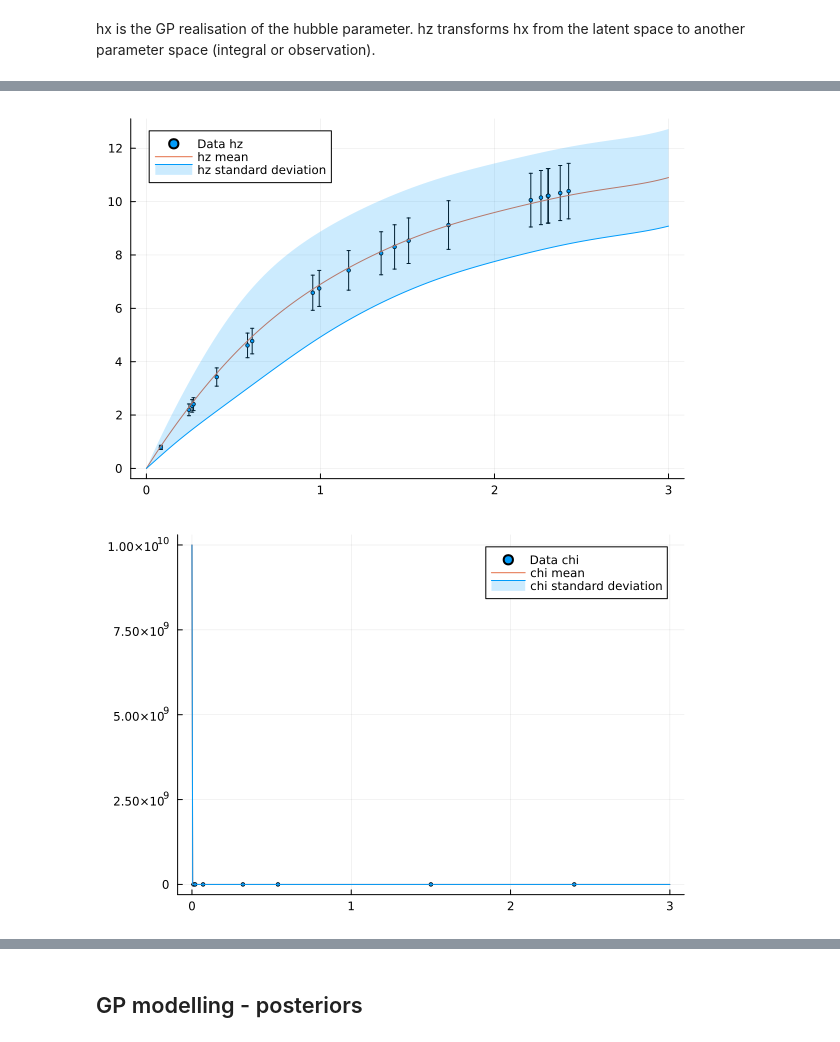
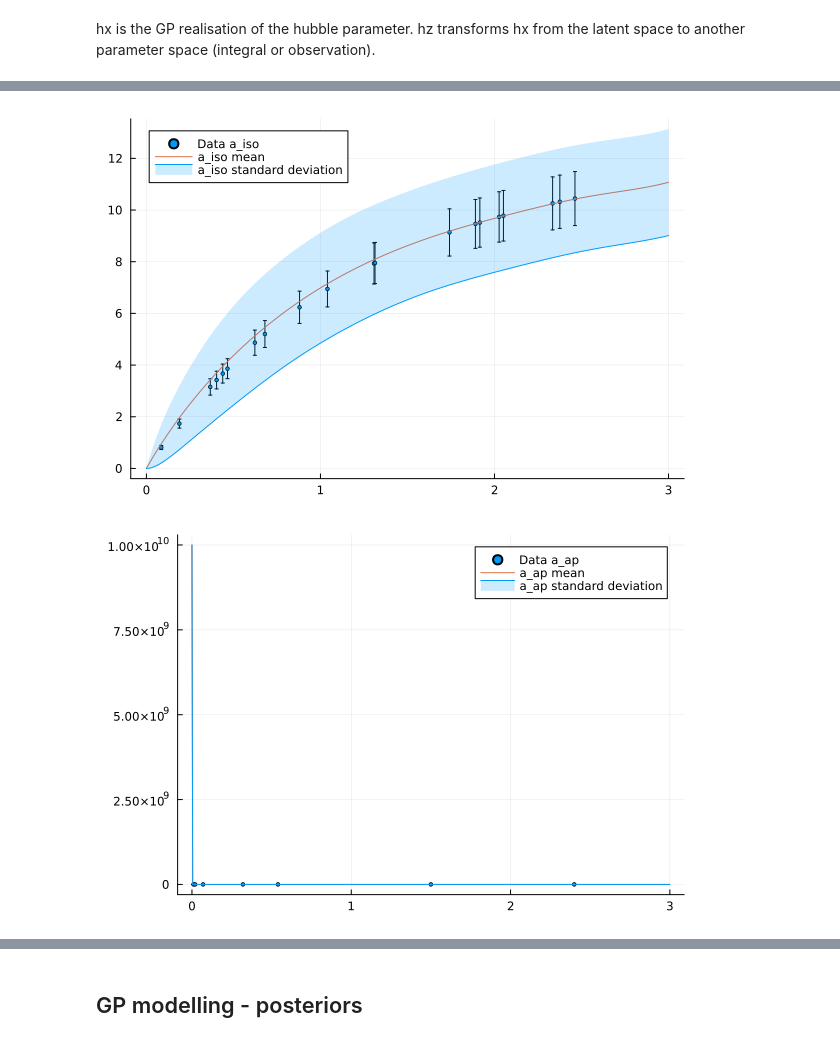
Before and after one commit to JaimeRZP/wb_gp, a Jupyter notebook: Tanvi/alpha_param.ipynb, the cells around one changed output, grey strips where cells are left out. Cells and saved outputs as stored; diff of their text form; code cells hidden in the pictures.

```diff
--- a/Tanvi/alpha_param.ipynb
+++ b/Tanvi/alpha_param.ipynb
@@ -285,8 +298,7 @@ plot!(fakedatafs8.z, vec(fs8_lcdm_m .- fs8_lcdm_s),  fillrange = vec(fs8_lcdm_m
 ## GP modelling - priors
 # %%
 zlat = range(0, 3.0, length=30); # latent variable space
-z_integ2 = cosmo1.settings.zs; # integral variable space
-z_integ = max.(z_integ2, 1e-12);
+z_integ = max.(cosmo1.settings.zs, 1e-12); # integral variable space
 # %%
 function model_latent_GP(eta, l, v; omega_m=cosmo1.cpar.Ωm, sigma_8=cosmo1.cpar.σ8, h_0 = cosmo1.cpar.h,
                          x=zlat, z=z_obs, data_cov=covariance_obs)
@@ -322,7 +334,8 @@ gp_m1, gp_s1 = mean(exs1, dims=1), std(exs1, dims=1); #latent space
 exs2=zeros(N_samples, length(zlat))
 ezs2=zeros(N_samples, length(z_integ))
 hz_pr=zeros(N_samples, length(z_integ))
-dm_pr=zeros(N_samples, length(z_integ))
+aiso_pr=zeros(N_samples, length(z_integ))
+aap_pr=zeros(N_samples, length(z_integ))
 fs8_pr=zeros(N_samples, length(z_integ))
 
 for i in 1:N_samples
@@ -332,8 +345,9 @@ for i in 1:N_samples
     omegam_pr = rand(Uniform(0.25,0.35))
     r_pr = rand(Uniform(90,110))
     exs2[i, :], ezs2[i, :] = model_latent_GP(0.1, 0.3, v; z=z_integ, sigma_8=s8_pr)
-    hz_pr[i, :] = a_iso(z_integ, h_pr, r_pr, ezs2[i, :])
-    dm_pr[i, :] = a_ap(z_integ, h_pr, ezs2[i, :])
+    hz_pr[i, :] = hz_from_ez(z_integ, h_pr, ezs2[i, :])
+    aiso_pr[i, :] = a_iso(z_integ, h_pr, r_pr, ezs2[i, :])
+    aap_pr[i, :] = a_ap(z_integ, h_pr, ezs2[i, :])
     fs8_pr[i, :] = fs8_from_ez(z_integ, omegam_pr, s8_pr, h_pr, ezs2[i, :], eltype(ezs2[i, :]))
 end
 
@@ -341,7 +355,8 @@ y_m2, y_s2 = mean(ezs2, dims=1), std(ezs2, dims=1); #integral space
 gp_m2, gp_s2 = mean(exs2, dims=1), std(exs2, dims=1); #latent space
 
 hz_m2, hz_s2 = mean(hz_pr, dims=1), std(hz_pr, dims=1);
-chi_m2, chi_s2 = mean(dm_pr, dims=1), std(dm_pr, dims=1);
+aiso_m2, aiso_s2 = mean(aiso_pr, dims=1), std(aiso_pr, dims=1);
+aap_m2, aap_s2 = mean(aap_pr, dims=1), std(aap_pr, dims=1);
 fs8_m2, fs8_s2 = mean(fs8_pr, dims=1), std(fs8_pr, dims=1);
 # %%
 # prior model predictions
@@ -351,17 +374,17 @@ fs8_itp2 = LinearInterpolation(z_integ, vec(fs8_m2), extrapolation_bc=Line());
 # %%
-# integral space hz plot
-plot(fakedataaiso.z, fakedataaiso.data, yerr=aiso_err, label="Data hz", ms=2, seriestype=:scatter)
-plot!(z_integ, vec(hz_m2), label="hz mean")
-plot!(z_integ, vec(hz_m2 .- hz_s2),  fillrange = vec(hz_m2 .+ hz_s2), fillalpha=0.2, c=1, label="hz standard deviation")
+# integral space aiso plot
+plot(fakedataaiso.z, fakedataaiso.data, yerr=aiso_err, label="Data a_iso", ms=2, seriestype=:scatter)
+plot!(z_integ, vec(aiso_m2), label="a_iso mean")
+plot!(z_integ, vec(aiso_m2 .- aiso_s2),  fillrange = vec(aiso_m2 .+ aiso_s2), fillalpha=0.2, c=1, label="a_iso standard deviation")
 # %% [output]
-[figure, old version]
+[figure, new version]
 # %%
 # plotting chi data
-plot(fakedataaap.z, fakedataaap.data, yerr=aap_err, label="Data chi", ms=2, seriestype=:scatter)
-plot!(z_integ, vec(chi_m2), label="chi mean")
-plot!(z_integ, vec(chi_m2 .- chi_s2),  fillrange = vec(chi_m2 .+ chi_s2), fillalpha=0.2, c=1, label="chi standard deviation")
+plot(fakedataaap.z, fakedataaap.data, yerr=aap_err, label="Data a_ap", ms=2, seriestype=:scatter)
+plot!(z_integ, vec(aap_m2), label="a_ap mean")
+plot!(z_integ, vec(aap_m2 .- aap_s2),  fillrange = vec(aap_m2 .+ aap_s2), fillalpha=0.2, c=1, label="a_ap standard deviation")
 # %% [output]
-[figure, old version]
+[figure, new version]
 # %%
 # plotting fs8 data
 plot(fakedatafs8.z, fakedatafs8.data, yerr=fs8_err, label="Data fs8", ms=2, seriestype=:scatter)
```
Also changed, not shown: parts of 24 cells of this notebook.
